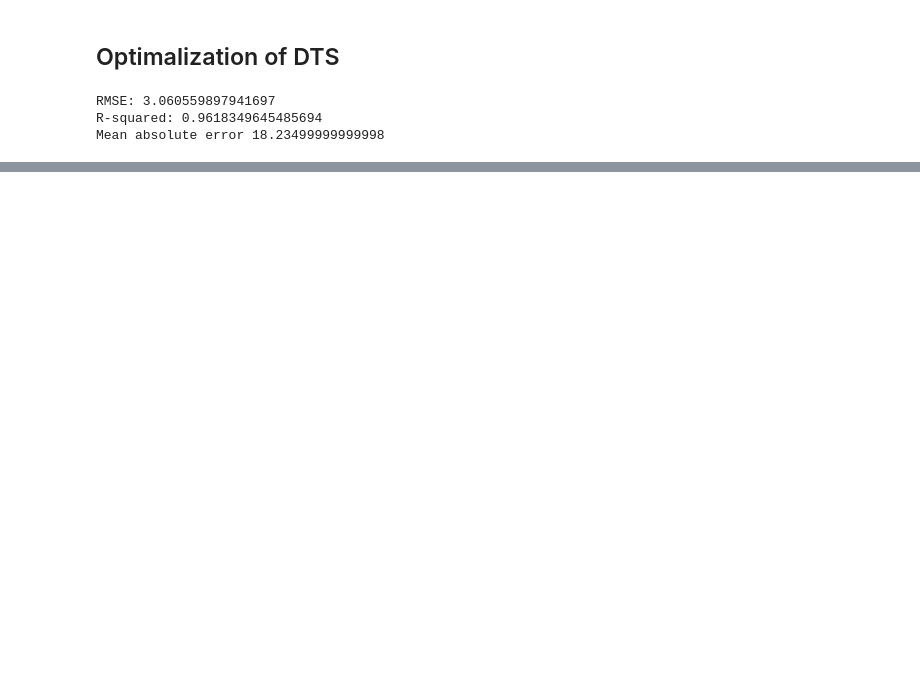
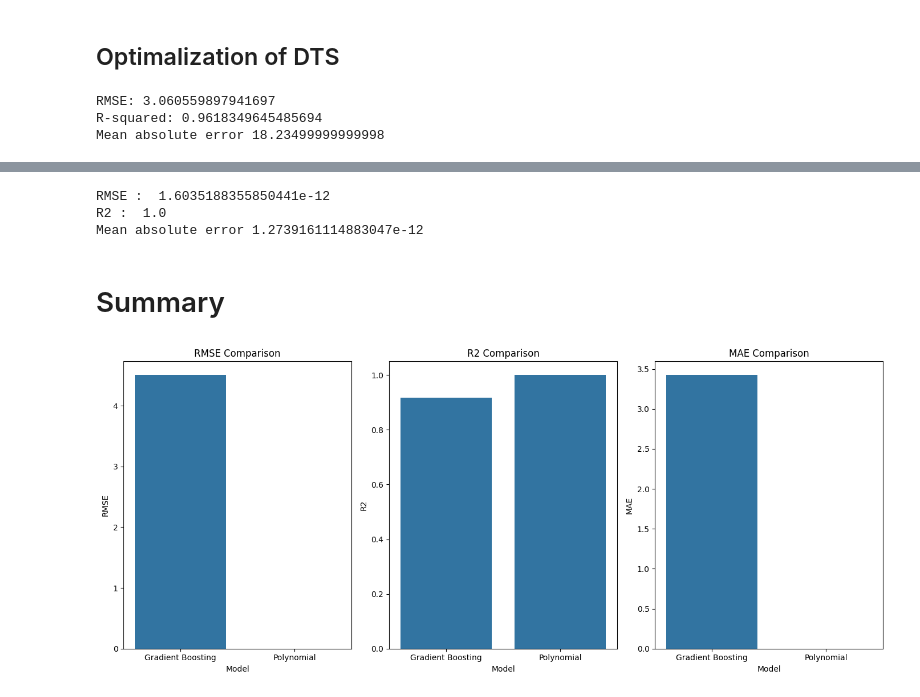
Before and after one commit to wiktor1468/StudentsStudyPerformance, a Jupyter notebook: StudentsStudyPerformance.ipynb, the cells around one changed output, grey strips where cells are left out. Cells and saved outputs as stored; diff of their text form; code cells hidden in the pictures; blank space fills up the shorter version.

Commit message:
polynomial,  model summary

```diff
--- a/StudentsStudyPerformance.ipynb
+++ b/StudentsStudyPerformance.ipynb
@@ -640,6 +638,14 @@ num_features, cat_features
 # %%
 from sklearn.model_selection import train_test_split
 X_train, X_test, y_train, y_test = train_test_split(X, y, test_size=0.2, random_state=42)
+
+#metrics
+from sklearn.metrics import mean_squared_error, r2_score
+from sklearn.metrics import mean_absolute_error
+from sklearn.metrics import mean_squared_error
+import numpy as np
+
+metrics = [] #to store the data
 # %% [markdown]
 # Linear Regression
 # %%
@@ -749,0 +773,69 @@ Mean absolute error 18.23499999999998
+# %%
+from sklearn.preprocessing import PolynomialFeatures
+
+poly_features = PolynomialFeatures(degree = 2) #Generate a new feature matrix consisting of all polynomial combinations
+X_train_poly = poly_features.fit_transform(X_train) #transforms  into polynomial features with the 2nd degree
+
+pr = LinearRegression()  #create a linear regression model trained on the polynomial features
+pr.fit(X_train_poly, y_train)
+
+X_test_poly = poly_features.fit_transform(X_test)
+y_predict_poly = pr.predict(X_test_poly)
+
+rmse_poly = np.sqrt(mean_squared_error(y_test, y_predict_poly))
+r2_poly = r2_score(y_test, y_predict_poly)
+mae_poly = mean_absolute_error(y_test, y_predict_poly)
+
+print("RMSE : ", np.sqrt(mean_squared_error(y_test, y_predict_poly))) #(mean expexted difference  pomiedzy beetwen predicted and real value)
+print("R2 : ", r2_score(y_test, y_predict_poly)) #coefficient of determination, tells which amount of variation in 𝑦 can be explained by the dependence on 𝐱
+print('Mean absolute error', mean_absolute_error(y_test, y_predict_poly)) #typical absolute discrepancies between a dataset’s actual values and projected values
+
+
+# Append the metrics to the list
+metrics.append({
+    'Model': 'Polynomial',
+    'RMSE': rmse_poly,
+    'R2': r2_poly,
+    'MAE': mae_poly
+})
+# %% [output]
+RMSE :  1.6035188355850441e-12
+R2 :  1.0
+Mean absolute error 1.2739161114883047e-12
+# %% [markdown]
+# Summary
+# %%
+# Convert the list of metrics to a DataFrame
+metrics_df = pd.DataFrame(metrics)
+
+# Set the figure size
+plt.figure(figsize=(14, 6))
+
+# Plot RMSE
+plt.subplot(1, 3, 1)
+sns.barplot(x='Model', y='RMSE', data=metrics_df)
+plt.title('RMSE Comparison')
+plt.xlabel('Model')
+plt.ylabel('RMSE')
+
+# Plot R2
+plt.subplot(1, 3, 2)
+sns.barplot(x='Model', y='R2', data=metrics_df)
+plt.title('R2 Comparison')
+plt.xlabel('Model')
+plt.ylabel('R2')
+
+# Plot MAE
+plt.subplot(1, 3, 3)
+sns.barplot(x='Model', y='MAE', data=metrics_df)
+plt.title('MAE Comparison')
+plt.xlabel('Model')
+plt.ylabel('MAE')
+
+# Adjust layout
+plt.tight_layout()
+
+# Show plot
+plt.show()
+# %% [output]
+[figure, added]
```
Also changed, not shown: parts of 6 cells of this notebook.
